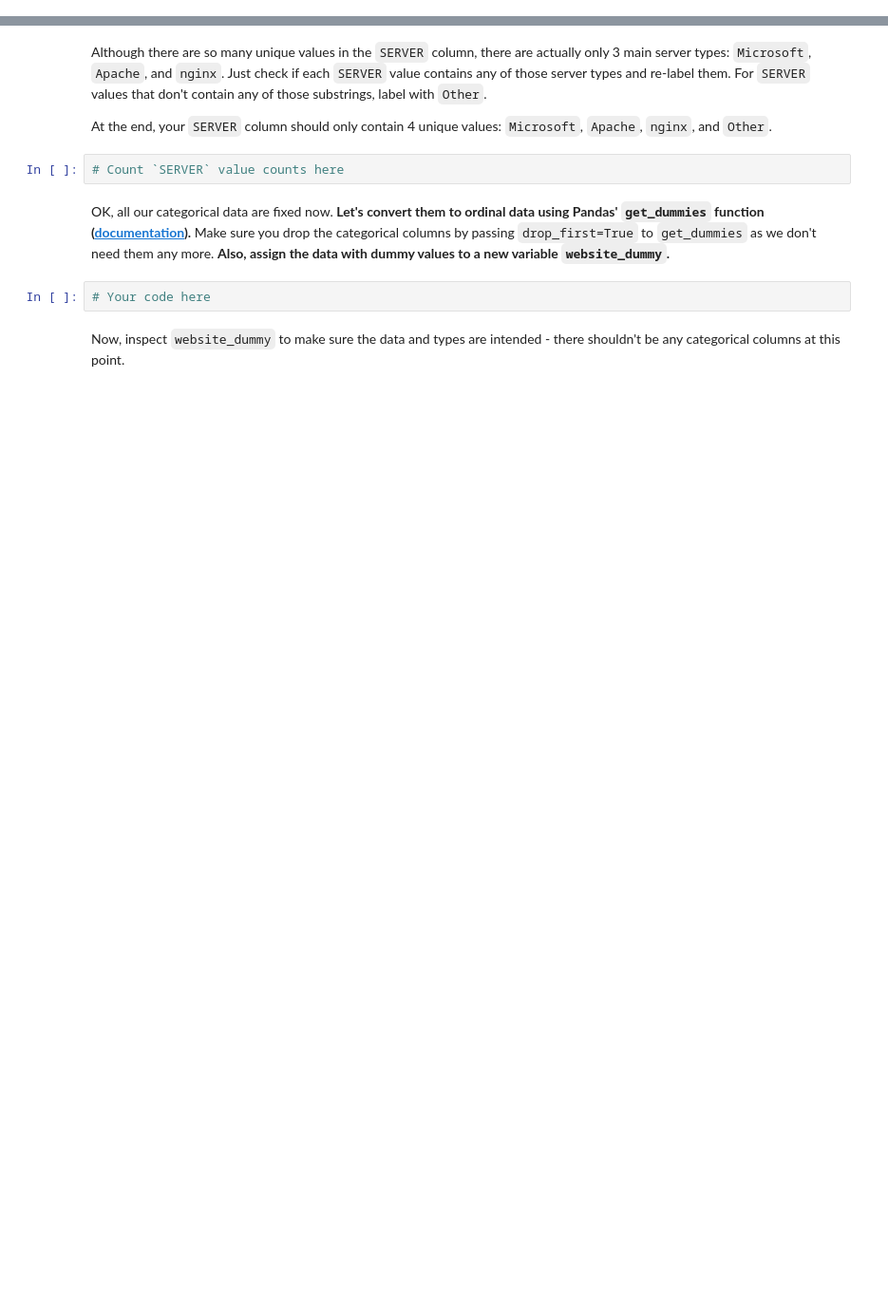
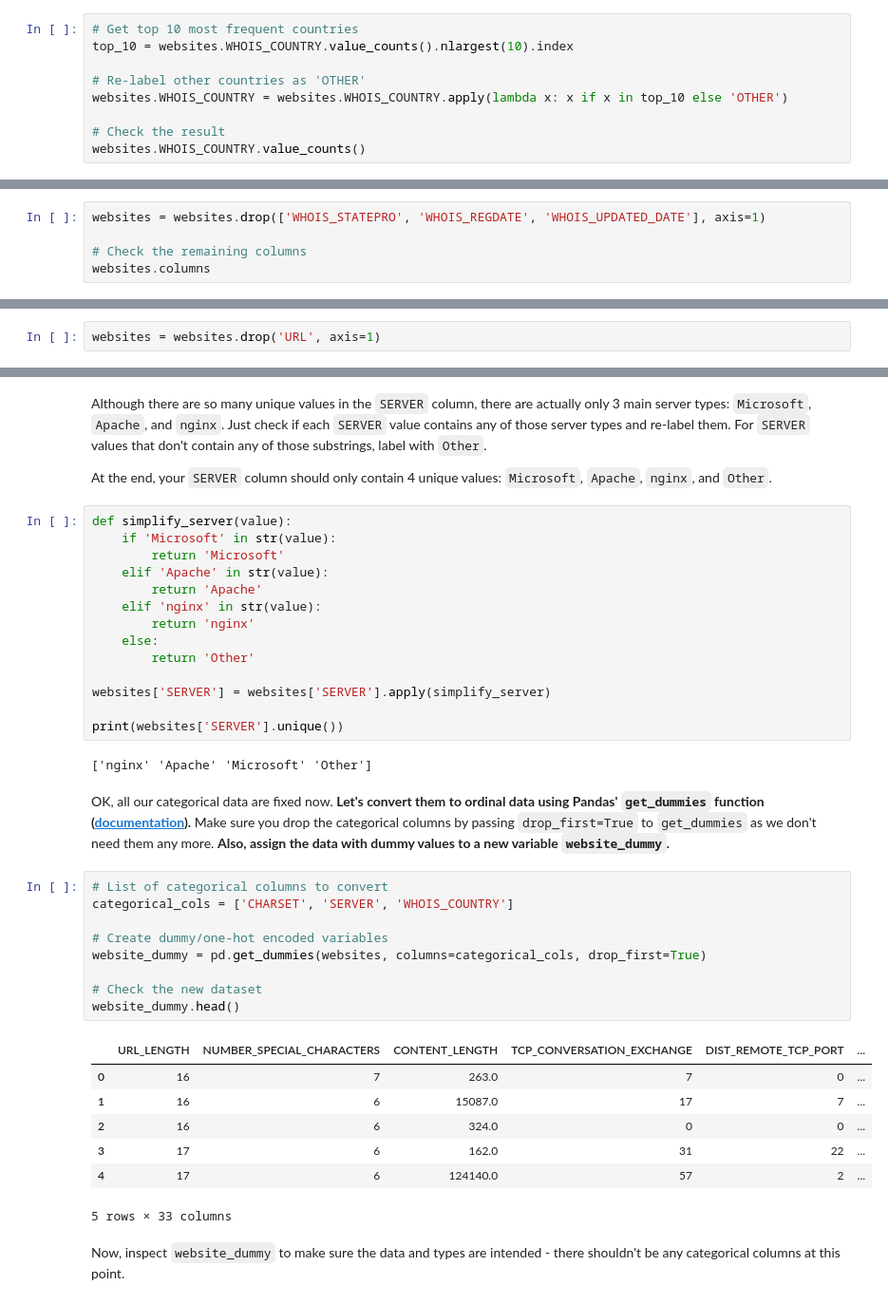
Before and after one commit to ironhack-labs/lab-supervised-learning-en, a Jupyter notebook: your-code/main.ipynb, the cells around one changed output, grey strips where cells are left out. Shown at 95% size. Saved outputs shown, nothing was run; the diff lists cells and outputs as text; blank space fills up the shorter version.

```diff
--- a/your-code/main.ipynb
+++ b/your-code/main.ipynb
@@ -409,0 +477,9 @@ print_bar_plot(websites.WHOIS_COUNTRY.unique(),websites.WHOIS_COUNTRY.value_coun
+# %%
+# Get top 10 most frequent countries
+top_10 = websites.WHOIS_COUNTRY.value_counts().nlargest(10).index
+
+# Re-label other countries as 'OTHER'
+websites.WHOIS_COUNTRY = websites.WHOIS_COUNTRY.apply(lambda x: x if x in top_10 else 'OTHER')
+
+# Check the result
+websites.WHOIS_COUNTRY.value_counts()
@@ -417,0 +505,5 @@ In addition, we will also drop `WHOIS_REGDATE` and `WHOIS_UPDATED_DATE`. These a
+# %%
+websites = websites.drop(['WHOIS_STATEPRO', 'WHOIS_REGDATE', 'WHOIS_UPDATED_DATE'], axis=1)
+
+# Check the remaining columns
+websites.columns
@@ -428,2 +545,4 @@ Now print the `dtypes` of the data again. Besides `WHOIS_COUNTRY` which we alrea
+# %%
+websites = websites.drop('URL', axis=1)
 # %% [markdown]
 #### Print the unique value counts of `CHARSET`. You see there are only a few unique values. So we can keep it as it is.
@@ -439,11 +589,40 @@ Now print the `dtypes` of the data again. Besides `WHOIS_COUNTRY` which we alrea
 Although there are so many unique values in the `SERVER` column, there are actually only 3 main server types: `Microsoft`, `Apache`, and `nginx`. Just check if each `SERVER` value contains any of those server types and re-label them. For `SERVER` values that don't contain any of those substrings, label with `Other`.
 
 At the end, your `SERVER` column should only contain 4 unique values: `Microsoft`, `Apache`, `nginx`, and `Other`.
-# %%
-# Count `SERVER` value counts here
+# %%
+def simplify_server(value):
+    if 'Microsoft' in str(value):
+        return 'Microsoft'
+    elif 'Apache' in str(value):
+        return 'Apache'
+    elif 'nginx' in str(value):
+        return 'nginx'
+    else:
+        return 'Other'
+
+websites['SERVER'] = websites['SERVER'].apply(simplify_server)
+
+print(websites['SERVER'].unique())
+# %% [output]
+['nginx' 'Apache' 'Microsoft' 'Other']
 # %% [markdown]
 OK, all our categorical data are fixed now. **Let's convert them to ordinal data using Pandas' `get_dummies` function ([documentation](https://pandas.pydata.org/pandas-docs/stable/generated/pandas.get_dummies.html)).** Make sure you drop the categorical columns by passing `drop_first=True` to `get_dummies` as we don't need them any more. **Also, assign the data with dummy values to a new variable `website_dummy`.**
-# %%
-# Your code here
+# %%
+# List of categorical columns to convert
+categorical_cols = ['CHARSET', 'SERVER', 'WHOIS_COUNTRY']
+
+# Create dummy/one-hot encoded variables
+website_dummy = pd.get_dummies(websites, columns=categorical_cols, drop_first=True)
+
+# Check the new dataset
+website_dummy.head()
+# %% [output]
+|  | URL_LENGTH | NUMBER_SPECIAL_CHARACTERS | CONTENT_LENGTH | TCP_CONVERSATION_EXCHANGE | DIST_REMOTE_TCP_PORT | ... |
+| 0 | 16 | 7 | 263.0 | 7 | 0 | ... |
+| 1 | 16 | 6 | 15087.0 | 17 | 7 | ... |
+| 2 | 16 | 6 | 324.0 | 0 | 0 | ... |
+| 3 | 17 | 6 | 162.0 | 31 | 22 | ... |
+| 4 | 17 | 6 | 124140.0 | 57 | 2 | ... |
+5 rows × 33 columns
 # %% [markdown]
 Now, inspect `website_dummy` to make sure the data and types are intended - there shouldn't be any categorical columns at this point.
```
Also changed, not shown: parts of 42 cells of this notebook.
